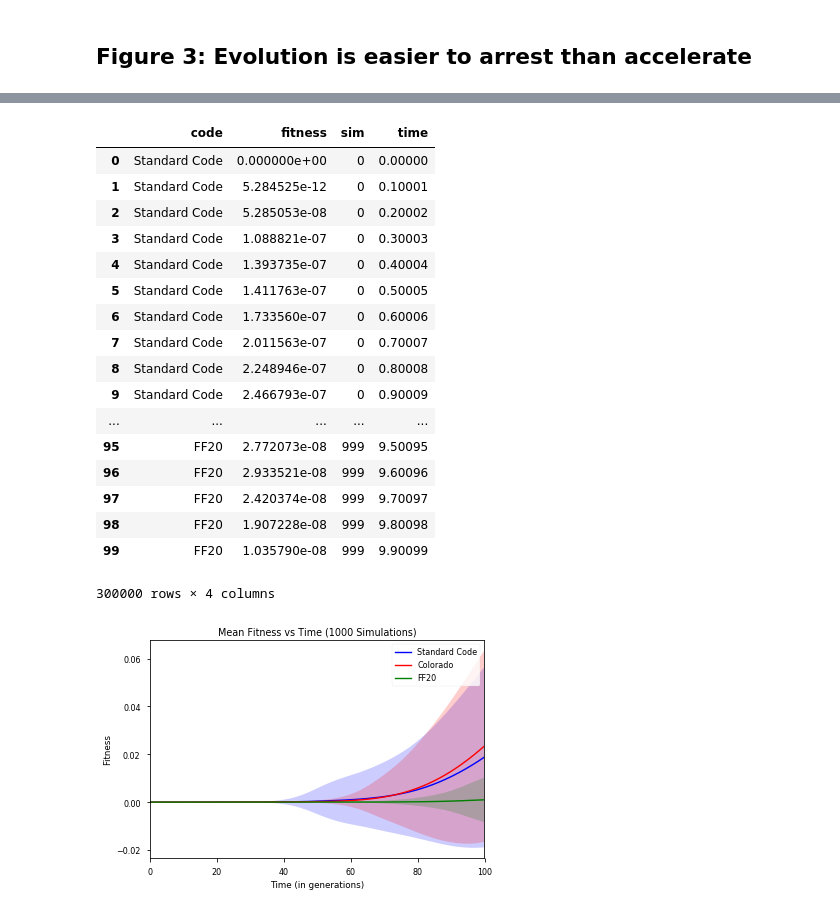
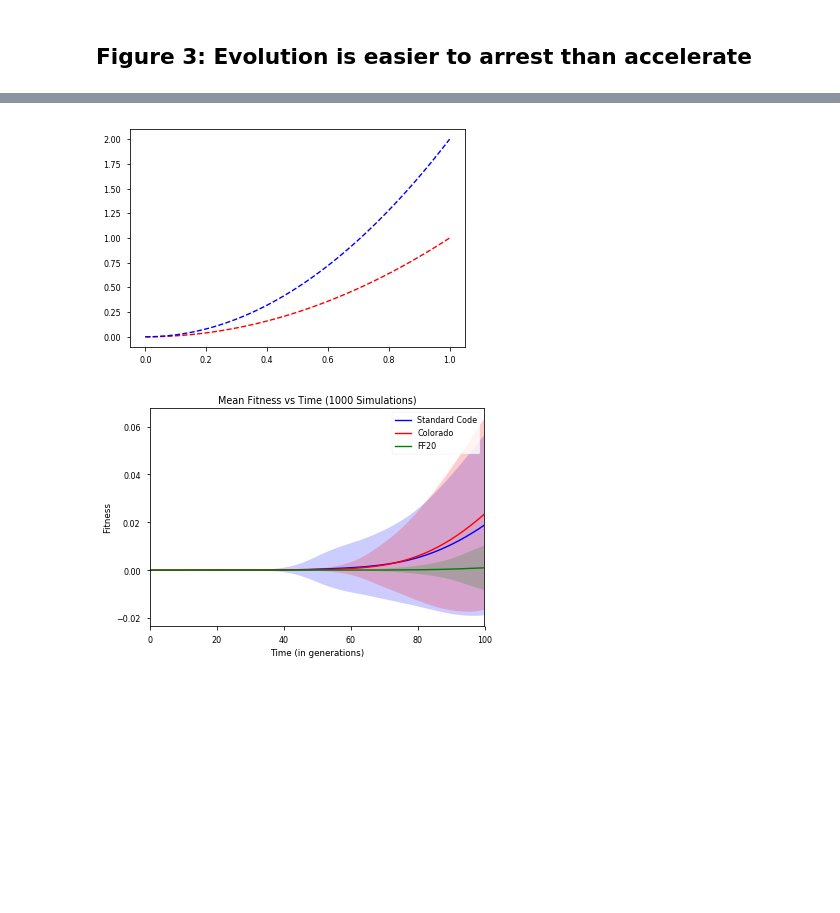
Before and after one commit to EndyLab/codon-tables, a Jupyter notebook: notebooks/fast_fail_figs.ipynb, the cells around one changed output, grey strips where cells are left out. Saved outputs shown, nothing was run; the diff lists cells and outputs as text; code cells hidden in the pictures; blank space fills up the shorter version.

```diff
--- a/notebooks/fast_fail_figs.ipynb
+++ b/notebooks/fast_fail_figs.ipynb
@@ -347,27 +460,16 @@ for file in filenames:
+# %%
+x = np.linspace(0,1)
+y = x **2
+plt.plot(x, y, '--r')
+plt.savefig('test.png')
+plt.plot(x, y*2, '--b')
+plt.savefig('test2.png')
+# %% [output]
+[figure, added]
 # %%
 wanted_codes = ['Standard Code', 'Colorado', 'FF20']
 f = lambda code: code in wanted_codes
 DF_3b = DF.loc[DF['code'].map(f)]
-DF_3b
-# %% [output]
-|  | code | fitness | sim | time |
-| 0 | Standard Code | 0.000000e+00 | 0 | 0.00000 |
-| 1 | Standard Code | 5.284525e-12 | 0 | 0.10001 |
-| 2 | Standard Code | 5.285053e-08 | 0 | 0.20002 |
-| 3 | Standard Code | 1.088821e-07 | 0 | 0.30003 |
-| 4 | Standard Code | 1.393735e-07 | 0 | 0.40004 |
-| 5 | Standard Code | 1.411763e-07 | 0 | 0.50005 |
-| 6 | Standard Code | 1.733560e-07 | 0 | 0.60006 |
-| 7 | Standard Code | 2.011563e-07 | 0 | 0.70007 |
-| 8 | Standard Code | 2.248946e-07 | 0 | 0.80008 |
-| 9 | Standard Code | 2.466793e-07 | 0 | 0.90009 |
-| ... | ... | ... | ... | ... |
-| 95 | FF20 | 2.772073e-08 | 999 | 9.50095 |
-| 96 | FF20 | 2.933521e-08 | 999 | 9.60096 |
-| 97 | FF20 | 2.420374e-08 | 999 | 9.70097 |
-| 98 | FF20 | 1.907228e-08 | 999 | 9.80098 |
-| 99 | FF20 | 1.035790e-08 | 999 | 9.90099 |
-300000 rows × 4 columns
 # %%
 # optional individual dataframe loading
 with open('/home/jonathan/Lab/ATD/codon-tables/data/manuscript/N=1e6_b=1_l=2/Standard_Code_1/output/2018-03-23_Standard_Code_1_concatenated.pickle', 'rb') as handle:
```
Also changed, not shown: parts of 13 cells of this notebook, 1 other file.
